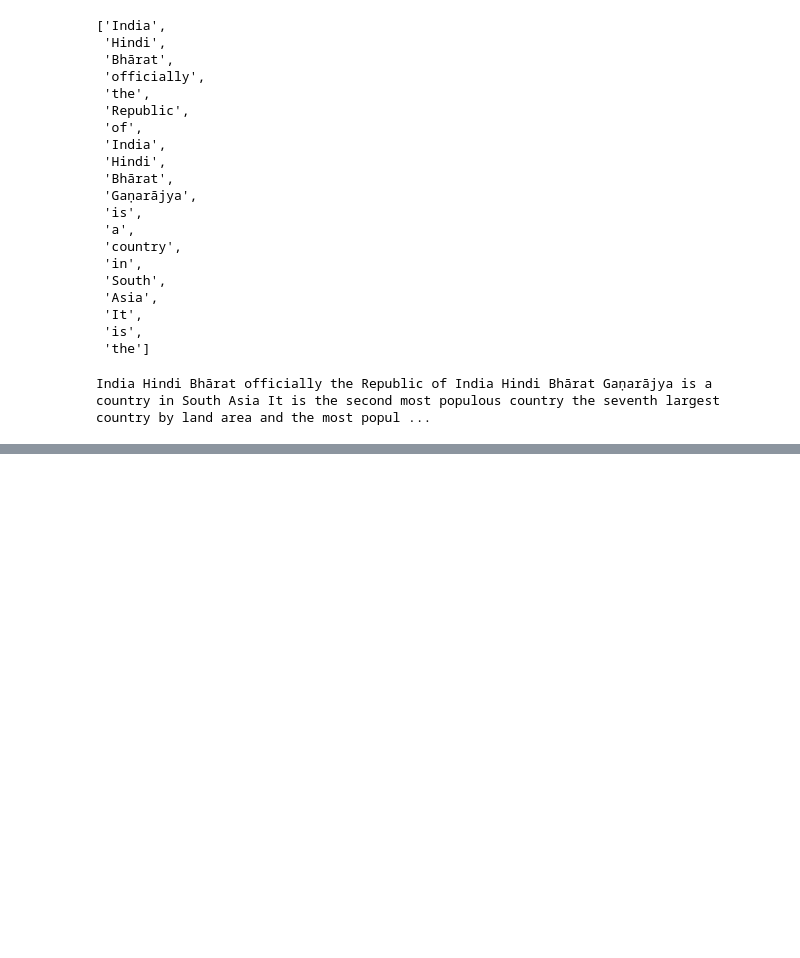
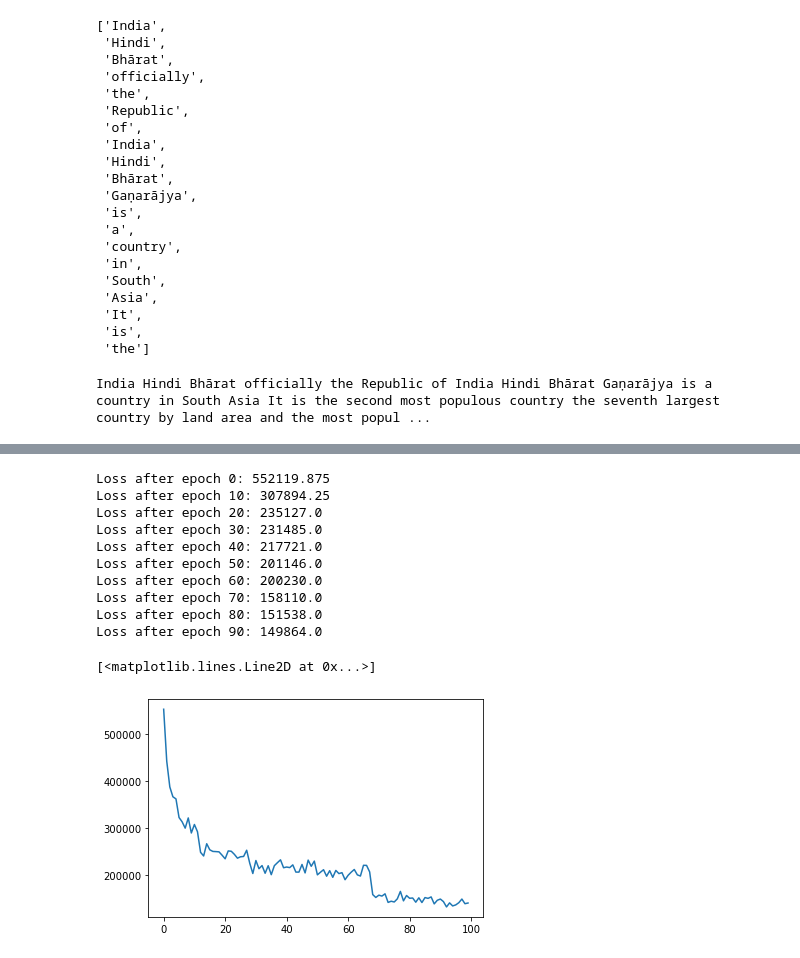
Before and after one commit to jaidevd/upgrad-mlcloud, a Jupyter notebook: semantic/w2v.ipynb, the cells around one changed output, grey strips where cells are left out. Saved outputs shown, nothing was run; the diff lists cells and outputs as text; code cells hidden in the pictures; blank space fills up the shorter version.

```diff
--- a/semantic/w2v.ipynb
+++ b/semantic/w2v.ipynb
@@ -35,23 +37,2 @@ print(' '.join(countries['India']))
 # %% [output]
 India Hindi Bhārat officially the Republic of India Hindi Bhārat Gaṇarājya is a country in South Asia It is the second most populous country the seventh largest country by land area and the most popul ...
-# %%
-from gensim.models.callbacks import CallbackAny2Vec
-
-class MetricCallback(CallbackAny2Vec):
-    """
-    Callback to print loss after each epoch
-    """
-    def __init__(self):
-        self.myloss = []
-        self.epoch = 0
-
-    def on_epoch_end(self, model):
-        loss = model.get_latest_training_loss()
-        if self.epoch == 0:
-            self.myloss.append(loss)
-        else:
-            self.myloss.append(loss - self.loss_previous_step)
-        if self.epoch % 10 == 0:
-            print(f'Loss after epoch {self.epoch}: {self.myloss[-1]}')
-        self.epoch += 1
-        self.loss_previous_step = loss
@@ -98,0 +104,26 @@ model.wv.most_similar('India')
+# %%
+metric = MetricCallback(every=10)
+model = Word2Vec(
+    sentences=countries.values(),
+    vector_size=128,
+    epochs=100,
+    max_vocab_size=65536,
+    compute_loss=True,
+    callbacks=[metric],
+    min_alpha=0.001,
+    workers=9
+)
+plt.plot(metric.myloss)
+# %% [output]
+Loss after epoch 0: 552119.875
+Loss after epoch 10: 307894.25
+Loss after epoch 20: 235127.0
+Loss after epoch 30: 231485.0
+Loss after epoch 40: 217721.0
+Loss after epoch 50: 201146.0
+Loss after epoch 60: 200230.0
+Loss after epoch 70: 158110.0
+Loss after epoch 80: 151538.0
+Loss after epoch 90: 149864.0
+[<matplotlib.lines.Line2D at 0x...>]
+[figure, added]
```
Also changed, not shown: parts of 18 cells of this notebook.
